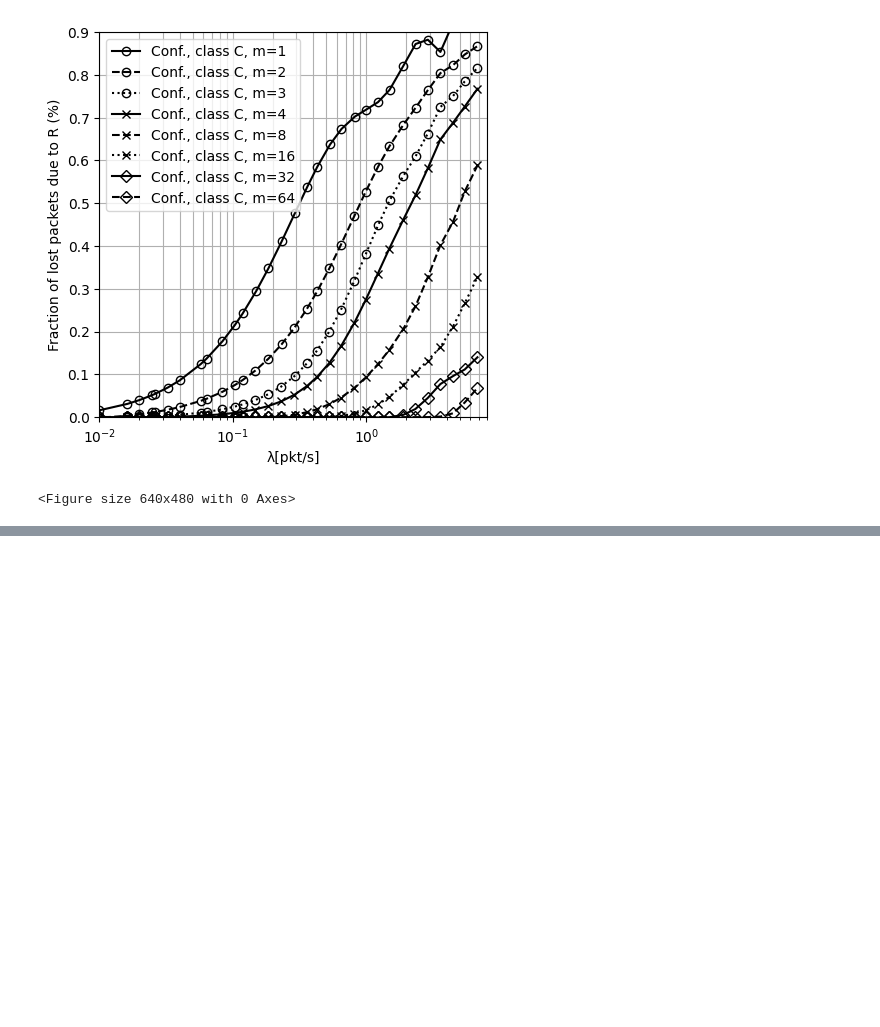
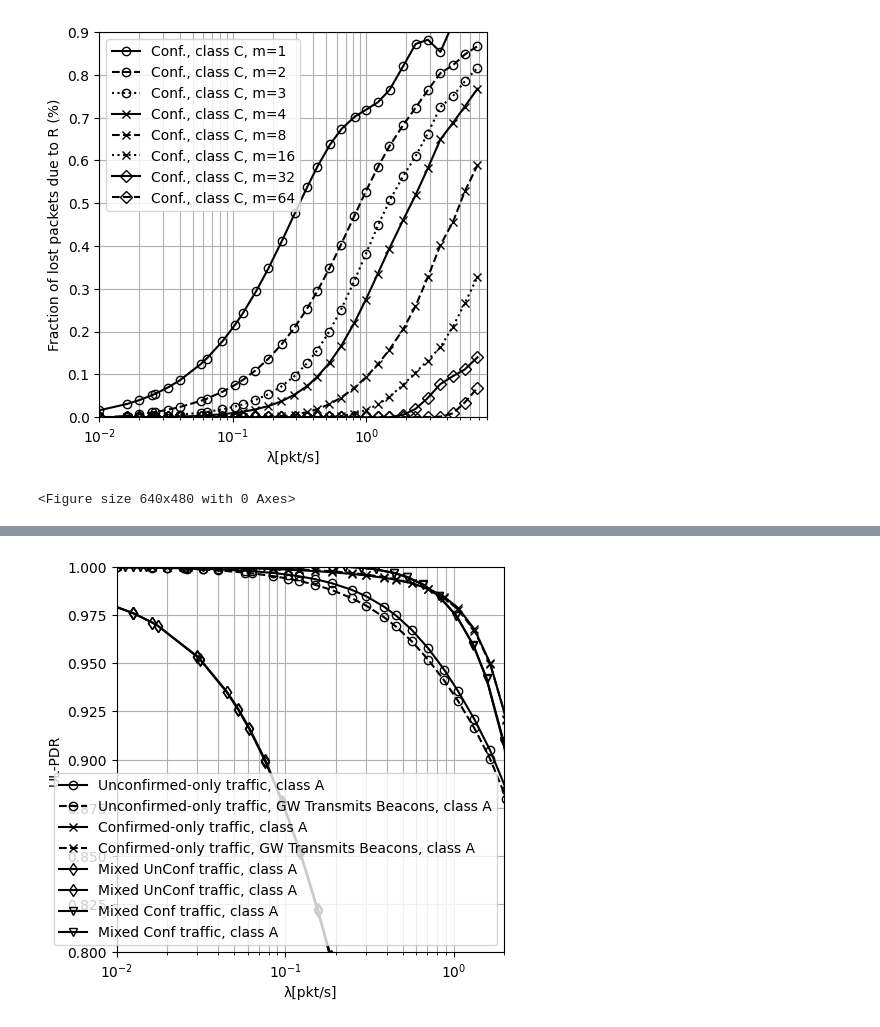
Before and after one commit to Precision-CyberAg/sim_plot, a Jupyter notebook: performance_analysis_class_b.ipynb, the cells around one changed output, grey strips where cells are left out. Cells and saved outputs as stored; diff of their text form; code cells hidden in the pictures; blank space fills up the shorter version.

```diff
--- a/performance_analysis_class_b.ipynb
+++ b/performance_analysis_class_b.ipynb
@@ -911,0 +1063,92 @@ plt.savefig('svg_plots/class_c_gw_parallel_paths_fraction_of_lost_packets_r.svg'
+# %%
+create_plot('final_sim/test_scenario_gw_beaconing_a_c_on_off/off/ULPDR_UNCONFIRMED_A', 'Unconfirmed-only traffic, class A','unc',7,'-','o')
+create_plot('final_sim/test_scenario_gw_beaconing_a_c_on_off/on/ULPDR_UNCONFIRMED_A', 'Unconfirmed-only traffic, GW Transmits Beacons, class A','unc',7,'--','o')
+
+create_plot('final_sim/test_scenario_gw_beaconing_a_c_on_off/off/ULPDR_CONFIRMED_A', 'Confirmed-only traffic, class A','unc',7,'-','x')
+create_plot('final_sim/test_scenario_gw_beaconing_a_c_on_off/on/ULPDR_CONFIRMED_A', 'Confirmed-only traffic, GW Transmits Beacons, class A','unc',7,'--','x')
+
+
+create_plot('final_sim/test_scenario_gw_beaconing_a_c_on_off/off/ULPDR_MIXED_A', 'Mixed UnConf traffic, class A','m_unc',5,'-','d')
+create_plot('final_sim/test_scenario_gw_beaconing_a_c_on_off/on/ULPDR_MIXED_A', 'Mixed UnConf traffic, class A','m_unc',5,'-','d')
+
+
+create_plot('final_sim/test_scenario_gw_beaconing_a_c_on_off/off/ULPDR_MIXED_A', 'Mixed Conf traffic, class A','m_c',5,'-','v')
+create_plot('final_sim/test_scenario_gw_beaconing_a_c_on_off/on/ULPDR_MIXED_A', 'Mixed Conf traffic, class A','m_c',5,'-','v')
+
+
+
+f = plt.gcf()
+f.set_figwidth(5)
+f.set_figheight(5)
+plt.ylabel('UL-PDR')
+plt.xlabel('λ[pkt/s]')
+plt.xlim([0.01,2])
+plt.ylim([0.8,1])
+
+plt.grid(True, which='both')
+
+plt.savefig('svg_plots/class_a_gw_bcng_ulpdr.svg', format='svg')
+plt.show()
+
+
+create_plot('final_sim/test_scenario_gw_beaconing_a_c_on_off/off/ULPDR_UNCONFIRMED_C', 'Unconfirmed-only traffic, class C','unc',7,'-','o')
+create_plot('final_sim/test_scenario_gw_beaconing_a_c_on_off/on/ULPDR_UNCONFIRMED_C', 'Unconfirmed-only traffic, GW Transmits Beacons, class C','unc',7,'--','o')
+
+create_plot('final_sim/test_scenario_gw_beaconing_a_c_on_off/off/ULPDR_CONFIRMED_C', 'Confirmed-only traffic, class C','unc',7,'-','x')
+create_plot('final_sim/test_scenario_gw_beaconing_a_c_on_off/on/ULPDR_CONFIRMED_C', 'Confirmed-only traffic, GW Transmits Beacons, class C','unc',7,'--','x')
+
+
+create_plot('final_sim/test_scenario_gw_beaconing_a_c_on_off/off/ULPDR_MIXED_C', 'Mixed UnConf traffic, class C','m_unc',5,'-','d')
+create_plot('final_sim/test_scenario_gw_beaconing_a_c_on_off/on/ULPDR_MIXED_C', 'Mixed UnConf traffic, class C','m_unc',5,'-','d')
+
+
+create_plot('final_sim/test_scenario_gw_beaconing_a_c_on_off/off/ULPDR_MIXED_C', 'Mixed Conf traffic, class C','m_c',5,'-','v')
+create_plot('final_sim/test_scenario_gw_beaconing_a_c_on_off/on/ULPDR_MIXED_C', 'Mixed Conf traffic, class C','m_c',5,'-','v')
+
+
+
+f = plt.gcf()
+f.set_figwidth(5)
+f.set_figheight(5)
+plt.ylabel('UL-PDR')
+plt.xlabel('λ[pkt/s]')
+plt.xlim([0.01,2])
+plt.ylim([0.8,1])
+
+plt.grid(True, which='both')
+
+plt.savefig('svg_plots/class_c_gw_bcng_ulpdr.svg', format='svg')
+plt.show()
+
+
+
+
+
+
+
+
+create_plot('final_sim/test_scenario_gw_beaconing_a_c_on_off/off/ULPDR_CONFIRMED_A', 'Confirmed-only traffic, class A','cpsr',7,'-','x')
+create_plot('final_sim/test_scenario_gw_beaconing_a_c_on_off/on/ULPDR_CONFIRMED_A', 'Confirmed-only traffic, GW Transmits Beacons, class A','cpsr',7,'--','x')
+
+
+create_plot('final_sim/test_scenario_gw_beaconing_a_c_on_off/off/ULPDR_CONFIRMED_C', 'Confirmed-only traffic, class C','cpsr',7,'-','o')
+create_plot('final_sim/test_scenario_gw_beaconing_a_c_on_off/on/ULPDR_CONFIRMED_C', 'Confirmed-only traffic, GW Transmits Beacons, class C','cpsr',7,'--','o')
+
+
+
+
+
+f = plt.gcf()
+f.set_figwidth(5)
+f.set_figheight(5)
+plt.ylabel('UL-PDR')
+plt.xlabel('λ[pkt/s]')
+# plt.xlim([0.01,2])
+# plt.ylim([0.8,1])
+
+plt.grid(True, which='both')
+
+plt.savefig('svg_plots/class_a_gw_bcng_ulpdr.svg', format='svg')
+plt.show()
+# %% [output]
+[figure, added]
```
Also changed, not shown: parts of 7 cells of this notebook, 34 other files.
